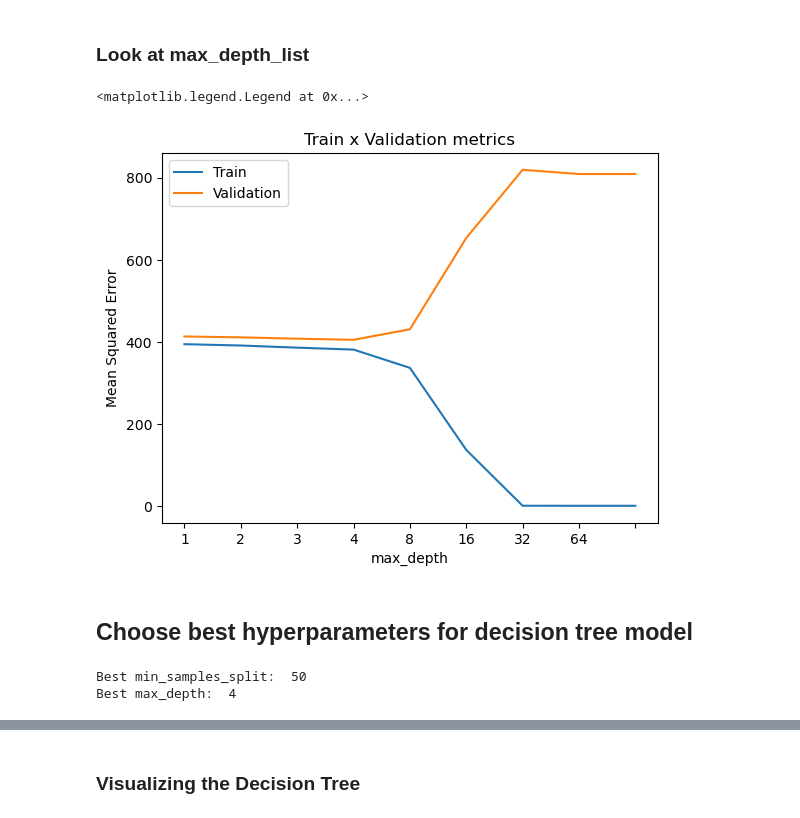
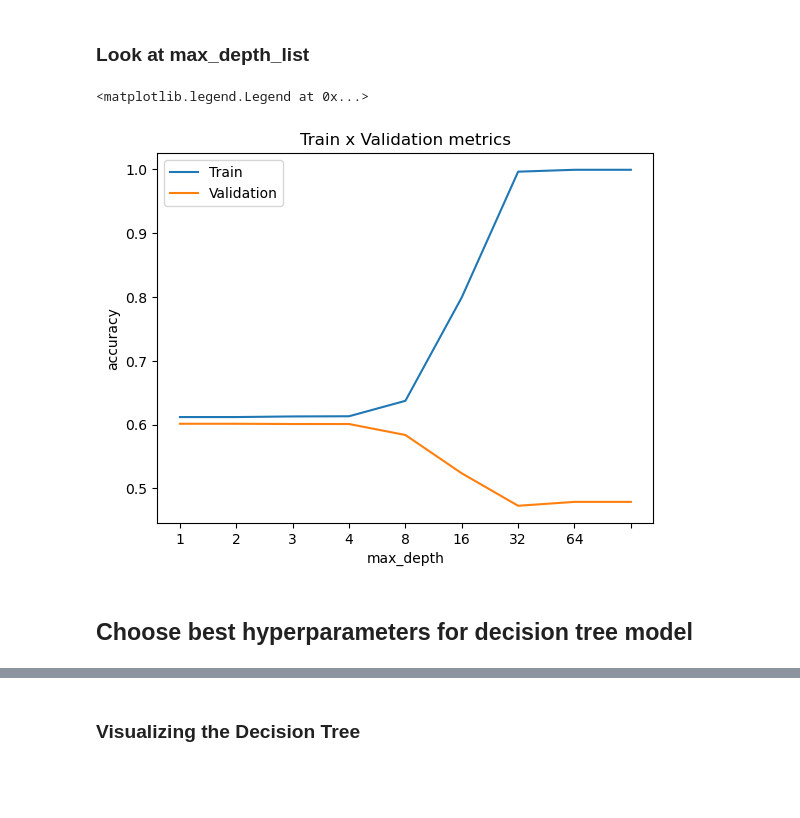
Before and after one commit to EmileJ11/MachineLearning, a Jupyter notebook: decision_tree.ipynb, the cells around one changed output, grey strips where cells are left out. Drawn from its saved outputs; the diff is of its cells as text; code cells hidden in the pictures; blank space fills up the shorter version.

```diff
--- a/decision_tree.ipynb
+++ b/decision_tree.ipynb
@@ -74,5 +87,5 @@ features = [x for x in df.columns if x not in 'song_popularity']
 # %%
-X_train, X_val, y_train, y_val = train_test_split(df[features], df['song_popularity'], train_size = 0.8, random_state = RANDOM_STATE)
+X_train, X_val, y_train, y_val = train_test_split(df[features], df['song_popularity_label'], train_size = 0.8, random_state = RANDOM_STATE)
 # %% [markdown]
 min_samples_split_list: a list of integers representing the minimum number of samples required to split an internal node in the decision tree
 
@@ -85,26 +98,25 @@ max_depth_list = [1,2, 3, 4, 8, 16, 32, 64, None] # None means that there is no
 # %% [markdown]
 ### Look at min_samples_split_list
 # %%
-mse_list_train = []
-mse_list_val = []
+accuracy_list_train = []
+accuracy_list_val = []
 for min_samples_split in min_samples_split_list:
     # You can fit the model at the same time you define it, because the fit function returns the fitted estimator.
-    model = DecisionTreeRegressor(min_samples_split = min_samples_split,
+    model = DecisionTreeClassifier(min_samples_split = min_samples_split,
                                    random_state = RANDOM_STATE).fit(X_train,y_train)
     predictions_train = model.predict(X_train) ## The predicted values for the train dataset
     predictions_val = model.predict(X_val) ## The predicted values for the test dataset
-    mse_train = mean_squared_error(predictions_train, y_train)
-    mse_val = mean_squared_error(predictions_val, y_val)
-
-    mse_list_train.append(mse_train)
-    mse_list_val.append(mse_val)
+    accuracy_train = accuracy_score(predictions_train,y_train)
+    accuracy_val = accuracy_score(predictions_val,y_val)
+    accuracy_list_train.append(accuracy_train)
+    accuracy_list_val.append(accuracy_val)
 
 plt.title('Train x Validation metrics')
 plt.xlabel('min_samples_split')
-plt.ylabel('Mean Squared Error')
+plt.ylabel('accuracy')
 plt.xticks(ticks = range(len(min_samples_split_list )),labels=min_samples_split_list)
-plt.plot(mse_list_train)
-plt.plot(mse_list_val)
+plt.plot(accuracy_list_train)
+plt.plot(accuracy_list_val)
 plt.legend(['Train','Validation'])
 # %% [output]
 <matplotlib.legend.Legend at 0x...>
@@ -112,43 +124,38 @@ plt.legend(['Train','Validation'])
 # %% [markdown]
 ### Look at max_depth_list
 # %%
-mse_list_train = []
-mse_list_val = []
-
+accuracy_list_train = []
+accuracy_list_val = []
 for max_depth in max_depth_list:
     # You can fit the model at the same time you define it, because the fit function returns the fitted estimator.
-    model = DecisionTreeRegressor(max_depth = max_depth,
+    model = DecisionTreeClassifier(max_depth = max_depth,
                                    random_state = RANDOM_STATE).fit(X_train,y_train)
     predictions_train = model.predict(X_train) ## The predicted values for the train dataset
     predictions_val = model.predict(X_val) ## The predicted values for the test dataset
-    mse_train = mean_squared_error(predictions_train, y_train)
-    mse_val = mean_squared_error(predictions_val, y_val)
-
-    mse_list_train.append(mse_train)
-    mse_list_val.append(mse_val)
+    accuracy_train = accuracy_score(predictions_train,y_train)
+    accuracy_val = accuracy_score(predictions_val,y_val)
+    accuracy_list_train.append(accuracy_train)
+    accuracy_list_val.append(accuracy_val)
 
 plt.title('Train x Validation metrics')
 plt.xlabel('max_depth')
-plt.ylabel('Mean Squared Error')
+plt.ylabel('accuracy')
 plt.xticks(ticks = range(len(max_depth_list )),labels=max_depth_list)
-plt.plot(mse_list_train)
-plt.plot(mse_list_val)
+plt.plot(accuracy_list_train)
+plt.plot(accuracy_list_val)
 plt.legend(['Train','Validation'])
 # %% [output]
 <matplotlib.legend.Legend at 0x...>
-[figure, old version]
+[figure, new version]
 # %% [markdown]
 ## Choose best hyperparameters for decision tree model
 # %%
-# Find the index of the minimum MSE in the validation list for min_samples_split
-best_min_samples_split = min_samples_split_list[mse_list_val.index(min(mse_list_val))]
+# # Find the index of the minimum MSE in the validation list for min_samples_split
+# best_min_samples_split = min_samples_split_list[accuracy_list_val.index(min(accuracy_list_val))]
 
-# Find the index of the minimum MSE in the validation list for max_depth
-best_max_depth = max_depth_list[mse_list_val.index(min(mse_list_val))]
+# # Find the index of the minimum MSE in the validation list for max_depth
+# best_max_depth = max_depth_list[accuracy_list_val.index(min(accuracy_list_val))]
 
-print('Best min_samples_split: ', best_min_samples_split)
-print('Best max_depth: ', best_max_depth)
+# print('Best min_samples_split: ', best_min_samples_split)
+# print('Best max_depth: ', best_max_depth)
-# %% [output]
-Best min_samples_split:  50
-Best max_depth:  4
 # %%
```
Also changed, not shown: parts of 26 cells of this notebook, 1 other file.
